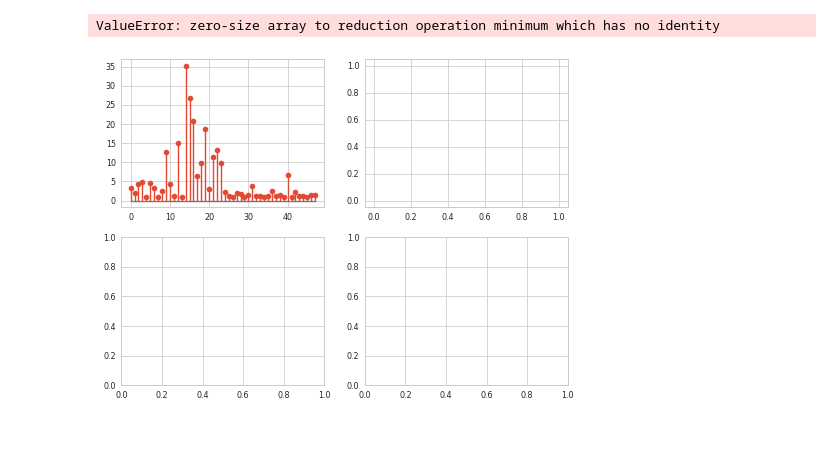
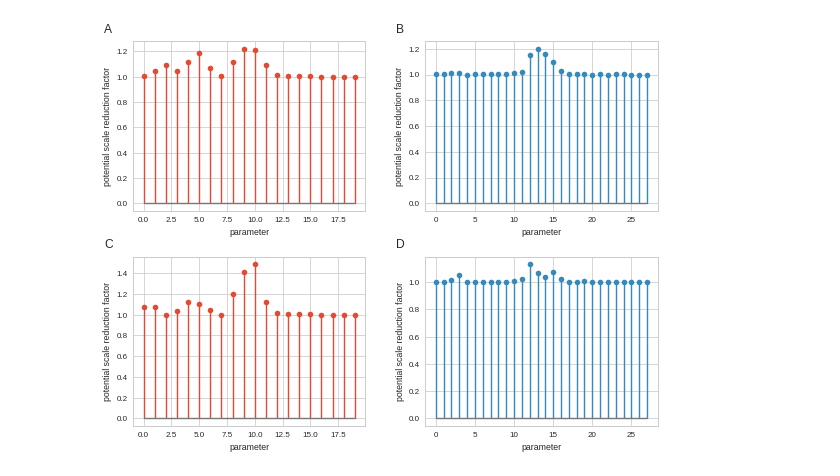
Before and after one commit to ctorney/moveNSGP, a Jupyter notebook: diagnostics/srf.ipynb, the cells around one changed output. Saved outputs shown, nothing was run; the diff lists cells and outputs as text; code cells hidden in the pictures; blank space fills up the shorter version.

```diff
--- a/diagnostics/srf.ipynb
+++ b/diagnostics/srf.ipynb
@@ -23,7 +39,7 @@ from tensorflow_probability import distributions as tfd
 # %%
-i=0
-all_lengths = np.load('../data/full_len_sheep_p_' + str(i) + '.npy')
-all_amps = np.load('../data/full_amp_sheep_p_' + str(i) + '.npy')
+# i=3
+# all_lengths = np.load('../data/full_len_sheep_p_' + str(i) + '.npy')
+# all_amps = np.load('../data/full_amp_sheep_p_' + str(i) + '.npy')
 
 import matplotlib.dates as mdates
 import matplotlib.ticker as ticker
@@ -40,7 +56,8 @@ ax1 = plt.subplot2grid(gridsize, (0, 0))
 ax2 = plt.subplot2grid(gridsize, (1, 0))
 
 rescale=24
-Z = np.arange(0,1.0*rescale,rescale*0.001).astype(np.float64)[:,None]
+#Z = np.arange(0,1.0*rescale,rescale*0.001).astype(np.float64)[:,None]
+Z = np.linspace(0,24,num=200,endpoint=False).astype(np.float64)[:,None]
 
 #Z = np.arange(0,1.0*rescale,rescale*0.01).astype(np.float64)[:,None]
 
@@ -77,7 +94,6 @@ ax1.set_ylabel('lengthscale (hours)')
 
 ax1.xaxis.set_major_formatter(myFmt)
 
-
 ax2.plot(Z_time, np.mean(all_amps, 0),c='C1', lw=1) # x3.6 to convert m/s to km/h
 
 ax2.fill_between(Z_time[:],
@@ -97,7 +113,7 @@ ax2.xaxis_date()
 ax2.xaxis.set_major_formatter(myFmt)
 # #plt.gcf autofmt_xdate()
 ax2.set_xlabel('time of day')
-ax2.set_ylabel('amplitude (m/s)')
+ax2.set_ylabel('amplitude (m/h)')
 #ax2.set_yticklabels([])
 
 
@@ -119,6 +135,5 @@ yp = ax2.get_position().y1
 fig.text(xp - .15, yp+ .02, 'B', size=12)
 
 #plt.savefig('../figures/sheep_combined.png', dpi=300, bbox_inches = "tight")
-#np.save('hmc_samples' + str(i) + '.npy', final_hmc_np)
 # %% [output]
 Text(0.006336805555555575, 0.4968518518518519, 'B')
@@ -126,7 +141,7 @@ Text(0.006336805555555575, 0.4968518518518519, 'B')
 # %%
 burn=0
 num_runs=2
-num_samples=1000
+num_samples=5000
 samples = np.zeros((num_samples-burn,num_runs,24*2))
 samples_t = np.zeros((num_samples-burn,num_runs,24*2))
 all_lengths = np.zeros(((num_samples-burn)*num_runs,24,1))
@@ -155,7 +180,7 @@ hmcs[0].shape
 # %%
 # 21/1/20 - getting very close with skip=1 - testing out NUTS next
-samples_ = tf.convert_to_tensor(samples[::1])
+samples_ = tf.convert_to_tensor(samples[::2])
 rhat = tfp.mcmc.diagnostic.potential_scale_reduction(samples_, independent_chain_ndims=1)
 
-samples_t_ = tf.convert_to_tensor(samples_t[::1])
+samples_t_ = tf.convert_to_tensor(samples_t[::2])
 rhat_t = tfp.mcmc.diagnostic.potential_scale_reduction(samples_t_, independent_chain_ndims=1)
@@ -181,18 +206,18 @@ ax4 = plt.subplot2grid(gridsize, (1, 1))
 
 
 
-ax1.stem(rhat[:48].numpy(),linefmt='C0-',markerfmt='C0o')
-#ax1.set_ylim(1,1.5)
+ax1.stem(rhat[:20].numpy(),linefmt='C0-',markerfmt='C0o')
+#ax1.set_ylim(1,1.2)
 
-ax2.stem(rhat[48:].numpy(),linefmt='C1-',markerfmt='C1o')
-#ax2.set_ylim(1,1.05)
+ax2.stem(rhat[20:].numpy(),linefmt='C1-',markerfmt='C1o')
+#ax2.set_ylim(1,1.03)
 
 
-ax3.stem(rhat_t[:48].numpy(),linefmt='C0-',markerfmt='C0o')
-#ax3.set_ylim(1,1.05)
+ax3.stem(rhat_t[:20].numpy(),linefmt='C0-',markerfmt='C0o')
+#ax3.set_ylim(1,1.12)
 
-ax4.stem(rhat_t[48:].numpy(),linefmt='C1-',markerfmt='C1o')
-#ax4.set_ylim(1,1.05)
+ax4.stem(rhat_t[20:].numpy(),linefmt='C1-',markerfmt='C1o')
+#ax4.set_ylim(1,1.03)
 
 
 
@@ -219,32 +244,31 @@ ax3.set_xlabel('parameter')
 
 ax4.set_ylabel('potential scale reduction factor')
 ax4.set_xlabel('parameter')
 
 
 
 plt.tight_layout(h_pad=2,w_pad=3)
 
 
 
 xp = ax1.get_position().x0
 yp = ax1.get_position().y1
 fig.text(xp - .05, yp+ .02, 'A', size=12)
 
 xp = ax2.get_position().x0
 yp = ax2.get_position().y1
 fig.text(xp - .05, yp+ .02, 'B', size=12)
 
 xp = ax3.get_position().x0
 yp = ax3.get_position().y1
 fig.text(xp - .05, yp+ .02, 'C', size=12)
 
 xp = ax4.get_position().x0
 yp = ax4.get_position().y1
 fig.text(xp - .05, yp+ .02, 'D', size=12)
 
 
 #plt.savefig('../figures/srf.png', dpi=300, bbox_inches = "tight")
 plt.show()
 # %% [output]
-ValueError: zero-size array to reduction operation minimum which has no identity
-[figure, old version]
+[figure, new version]
```
Also changed, not shown: parts of 9 cells of this notebook, 4 other files.
